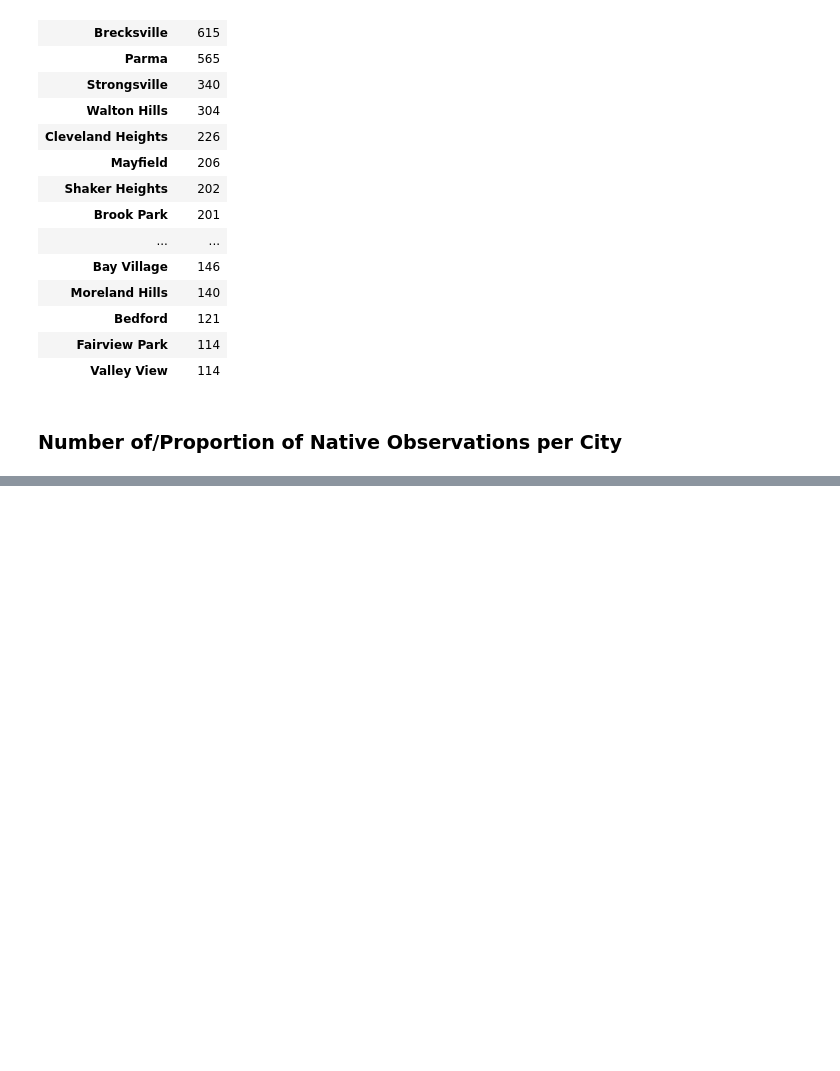
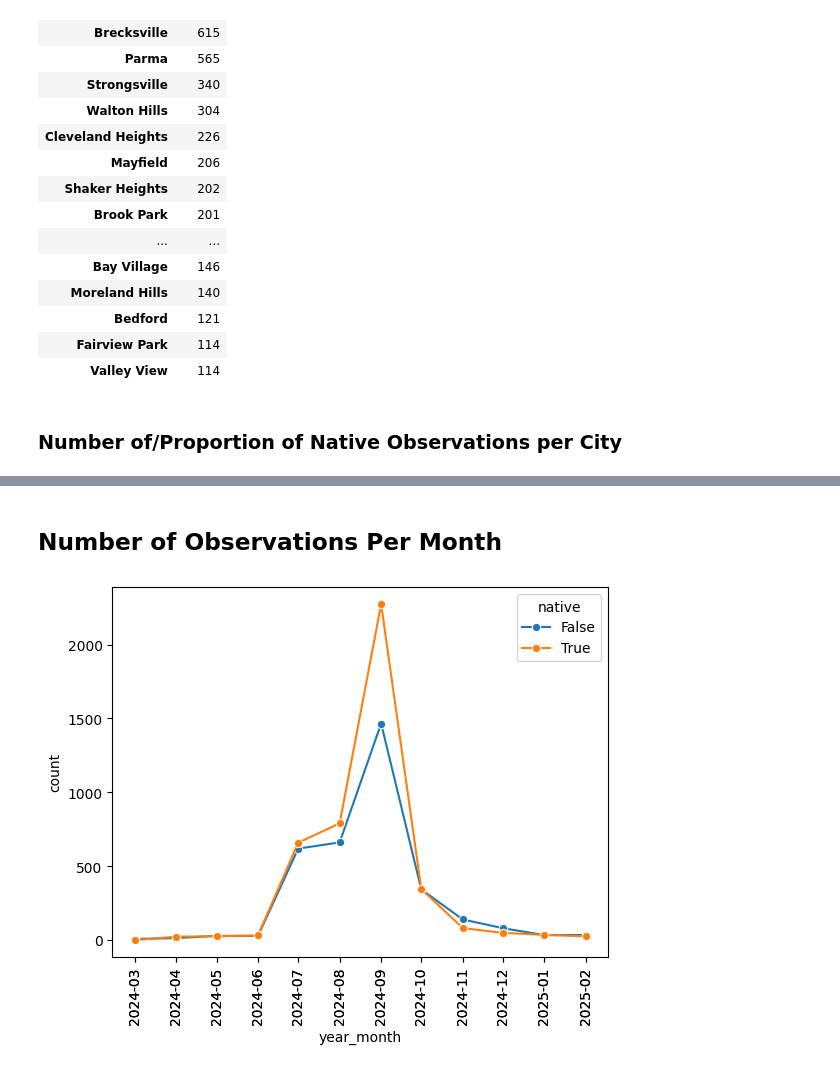
Before and after one commit to emartins90/PythonLearn, a Jupyter notebook: Plants/plants_analysis.ipynb, the cells around one changed output, grey strips where cells are left out. Cells and saved outputs as stored; diff of their text form; code cells hidden in the pictures; blank space fills up the shorter version.

```diff
--- a/Plants/plants_analysis.ipynb
+++ b/Plants/plants_analysis.ipynb
@@ -197,0 +218,12 @@ display(merged)
+# %% [markdown]
+## Number of Observations Per Month
+# %%
+df['year_month'] = df['observed_on'].dt.to_period('M').dt.to_timestamp()
+
+monthly_counts = df.groupby(['year_month', 'native']).size().reset_index(name='count')
+
+sns.lineplot(data=monthly_counts, x='year_month', y='count', hue='native', marker='o')
+plt.xticks(ticks=monthly_counts['year_month'], labels=monthly_counts['year_month'].dt.strftime('%Y-%m'), rotation=90)
+plt.show()
+# %% [output]
+[figure, added]
```
Also changed, not shown: parts of 13 cells of this notebook, 1 other file.
